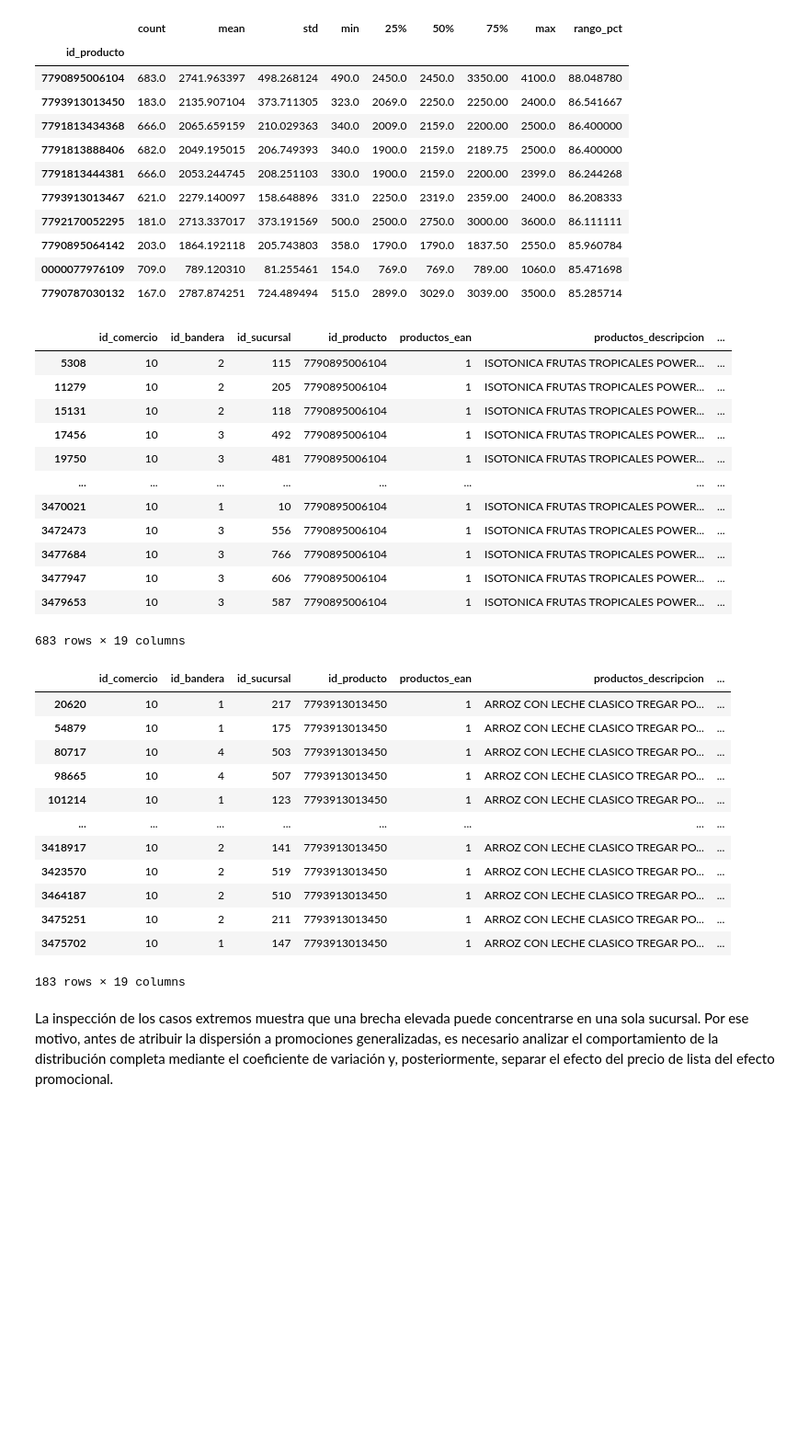
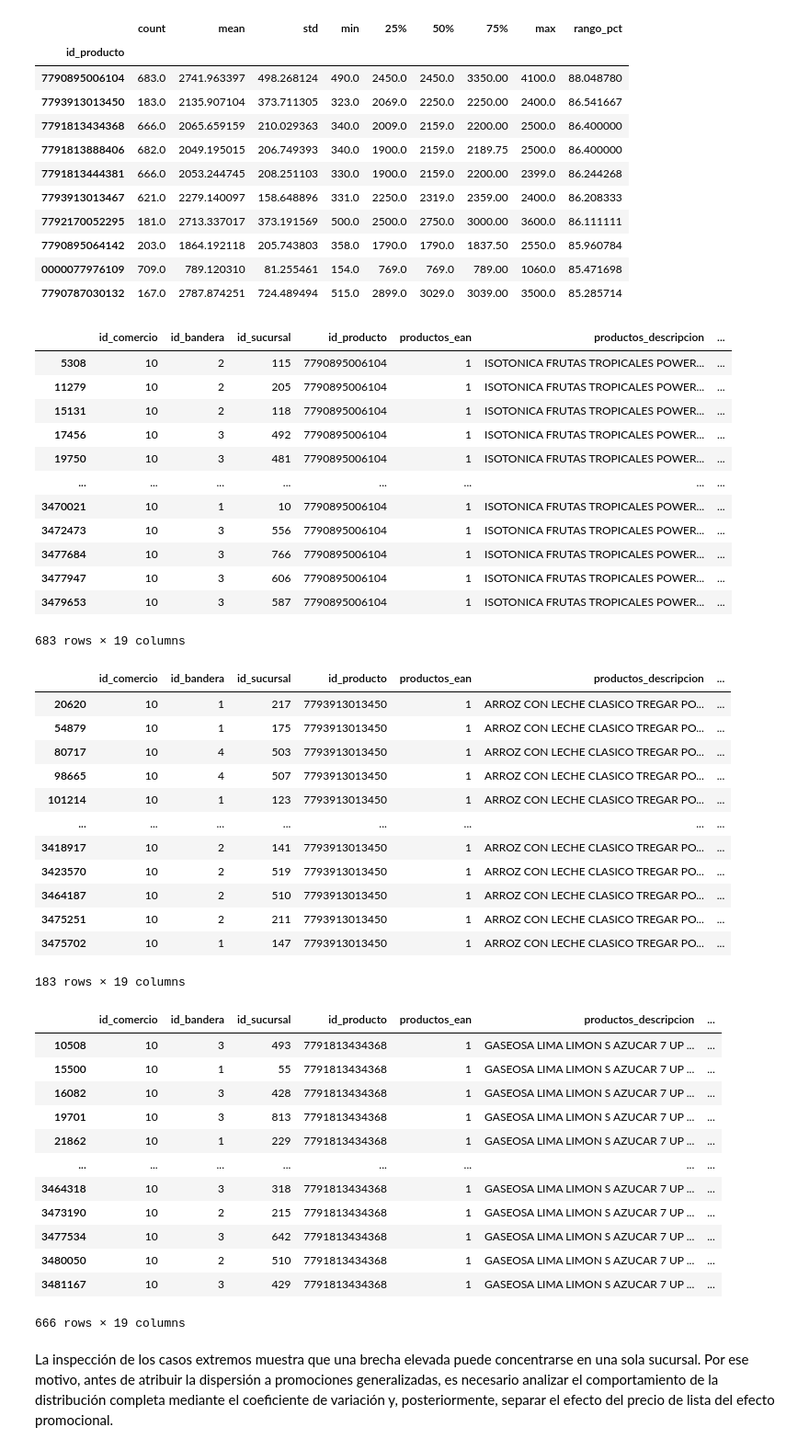
Before and after one commit to NestorRev/analisis-precios-nlp-sepa, a Jupyter notebook: notebooks/01_analisis_dia_carrefour.ipynb, the cells around one changed output. Shown at 92% size. Saved outputs shown, nothing was run; the diff lists cells and outputs as text; code cells hidden in the pictures; blank space fills up the shorter version.

```diff
--- a/analisis_dia_carrefour.ipynb
+++ b/notebooks/01_analisis_dia_carrefour.ipynb
@@ -788,33 +808,52 @@ display(
         productos_carrefour_comunes['id_producto'] == "7793913013450"
     ]
 )
+
+display(
+    productos_carrefour_comunes[
+        productos_carrefour_comunes['id_producto'] == "7791813434368"
+    ]
+)
 # %% [output]
 |  | id_comercio | id_bandera | id_sucursal | id_producto | productos_ean | productos_descripcion | ... |
 | 5308 | 10 | 2 | 115 | 7790895006104 | 1 | ISOTONICA FRUTAS TROPICALES POWER... | ... |
 | 11279 | 10 | 2 | 205 | 7790895006104 | 1 | ISOTONICA FRUTAS TROPICALES POWER... | ... |
 | 15131 | 10 | 2 | 118 | 7790895006104 | 1 | ISOTONICA FRUTAS TROPICALES POWER... | ... |
 | 17456 | 10 | 3 | 492 | 7790895006104 | 1 | ISOTONICA FRUTAS TROPICALES POWER... | ... |
 | 19750 | 10 | 3 | 481 | 7790895006104 | 1 | ISOTONICA FRUTAS TROPICALES POWER... | ... |
 | ... | ... | ... | ... | ... | ... | ... | ... |
 | 3470021 | 10 | 1 | 10 | 7790895006104 | 1 | ISOTONICA FRUTAS TROPICALES POWER... | ... |
 | 3472473 | 10 | 3 | 556 | 7790895006104 | 1 | ISOTONICA FRUTAS TROPICALES POWER... | ... |
 | 3477684 | 10 | 3 | 766 | 7790895006104 | 1 | ISOTONICA FRUTAS TROPICALES POWER... | ... |
 | 3477947 | 10 | 3 | 606 | 7790895006104 | 1 | ISOTONICA FRUTAS TROPICALES POWER... | ... |
 | 3479653 | 10 | 3 | 587 | 7790895006104 | 1 | ISOTONICA FRUTAS TROPICALES POWER... | ... |
 683 rows × 19 columns
 |  | id_comercio | id_bandera | id_sucursal | id_producto | productos_ean | productos_descripcion | ... |
 | 20620 | 10 | 1 | 217 | 7793913013450 | 1 | ARROZ CON LECHE CLASICO TREGAR PO... | ... |
 | 54879 | 10 | 1 | 175 | 7793913013450 | 1 | ARROZ CON LECHE CLASICO TREGAR PO... | ... |
 | 80717 | 10 | 4 | 503 | 7793913013450 | 1 | ARROZ CON LECHE CLASICO TREGAR PO... | ... |
 | 98665 | 10 | 4 | 507 | 7793913013450 | 1 | ARROZ CON LECHE CLASICO TREGAR PO... | ... |
 | 101214 | 10 | 1 | 123 | 7793913013450 | 1 | ARROZ CON LECHE CLASICO TREGAR PO... | ... |
 | ... | ... | ... | ... | ... | ... | ... | ... |
 | 3418917 | 10 | 2 | 141 | 7793913013450 | 1 | ARROZ CON LECHE CLASICO TREGAR PO... | ... |
 | 3423570 | 10 | 2 | 519 | 7793913013450 | 1 | ARROZ CON LECHE CLASICO TREGAR PO... | ... |
 | 3464187 | 10 | 2 | 510 | 7793913013450 | 1 | ARROZ CON LECHE CLASICO TREGAR PO... | ... |
 | 3475251 | 10 | 2 | 211 | 7793913013450 | 1 | ARROZ CON LECHE CLASICO TREGAR PO... | ... |
 | 3475702 | 10 | 1 | 147 | 7793913013450 | 1 | ARROZ CON LECHE CLASICO TREGAR PO... | ... |
 183 rows × 19 columns
+|  | id_comercio | id_bandera | id_sucursal | id_producto | productos_ean | productos_descripcion | ... |
+| 10508 | 10 | 3 | 493 | 7791813434368 | 1 | GASEOSA LIMA LIMON S AZUCAR 7 UP ... | ... |
+| 15500 | 10 | 1 | 55 | 7791813434368 | 1 | GASEOSA LIMA LIMON S AZUCAR 7 UP ... | ... |
+| 16082 | 10 | 3 | 428 | 7791813434368 | 1 | GASEOSA LIMA LIMON S AZUCAR 7 UP ... | ... |
+| 19701 | 10 | 3 | 813 | 7791813434368 | 1 | GASEOSA LIMA LIMON S AZUCAR 7 UP ... | ... |
+| 21862 | 10 | 1 | 229 | 7791813434368 | 1 | GASEOSA LIMA LIMON S AZUCAR 7 UP ... | ... |
+| ... | ... | ... | ... | ... | ... | ... | ... |
+| 3464318 | 10 | 3 | 318 | 7791813434368 | 1 | GASEOSA LIMA LIMON S AZUCAR 7 UP ... | ... |
+| 3473190 | 10 | 2 | 215 | 7791813434368 | 1 | GASEOSA LIMA LIMON S AZUCAR 7 UP ... | ... |
+| 3477534 | 10 | 3 | 642 | 7791813434368 | 1 | GASEOSA LIMA LIMON S AZUCAR 7 UP ... | ... |
+| 3480050 | 10 | 2 | 510 | 7791813434368 | 1 | GASEOSA LIMA LIMON S AZUCAR 7 UP ... | ... |
+| 3481167 | 10 | 3 | 429 | 7791813434368 | 1 | GASEOSA LIMA LIMON S AZUCAR 7 UP ... | ... |
+666 rows × 19 columns
 # %% [markdown]
 La inspección de los casos extremos muestra que una brecha elevada puede concentrarse en una sola sucursal. Por ese motivo, antes de atribuir la dispersión a promociones generalizadas, es necesario analizar el comportamiento de la distribución completa mediante el coeficiente de variación y, posteriormente, separar el efecto del precio de lista del efecto promocional.
 # %%
```
Also changed, not shown: parts of 30 cells of this notebook, 8 other files.
